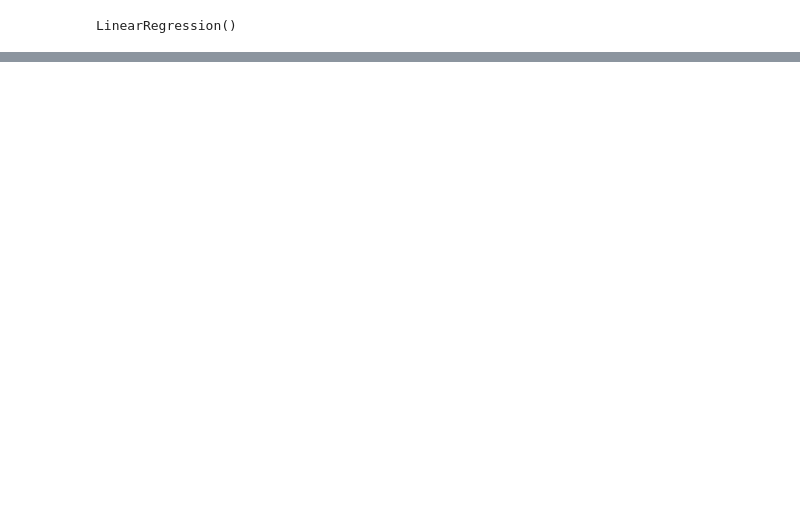
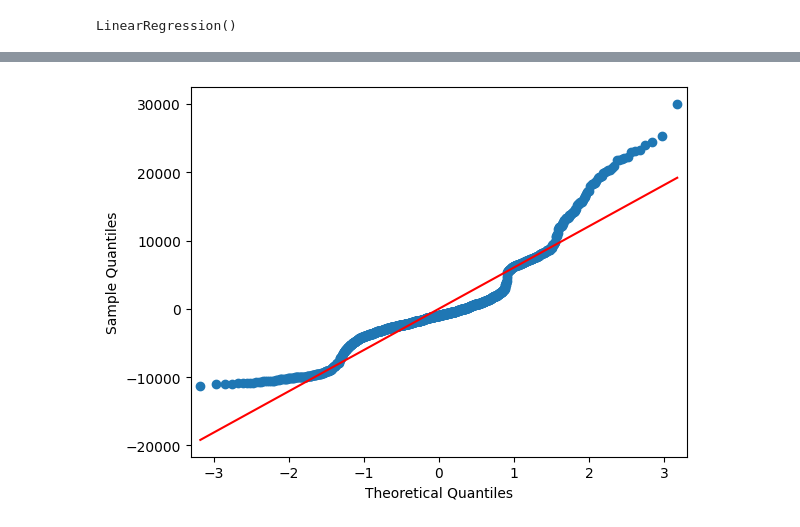
Before and after one commit to phunglinh1297/Python-Data-Science-Projects, a Jupyter notebook: Regression_Machine_Learning_Practices.ipynb, the cells around one changed output, grey strips where cells are left out. Saved outputs shown, nothing was run; the diff lists cells and outputs as text; code cells hidden in the pictures; blank space fills up the shorter version.

```diff
--- a/Regression_Machine_Learning_Practices.ipynb
+++ b/Regression_Machine_Learning_Practices.ipynb
@@ -139,0 +156,5 @@ Notes:
+# %%
+## Q-Q plot
+sm.qqplot(r_reg.resid, line='s');
+# %% [output]
+[figure, added]
```
Also changed, not shown: parts of 10 cells of this notebook.
